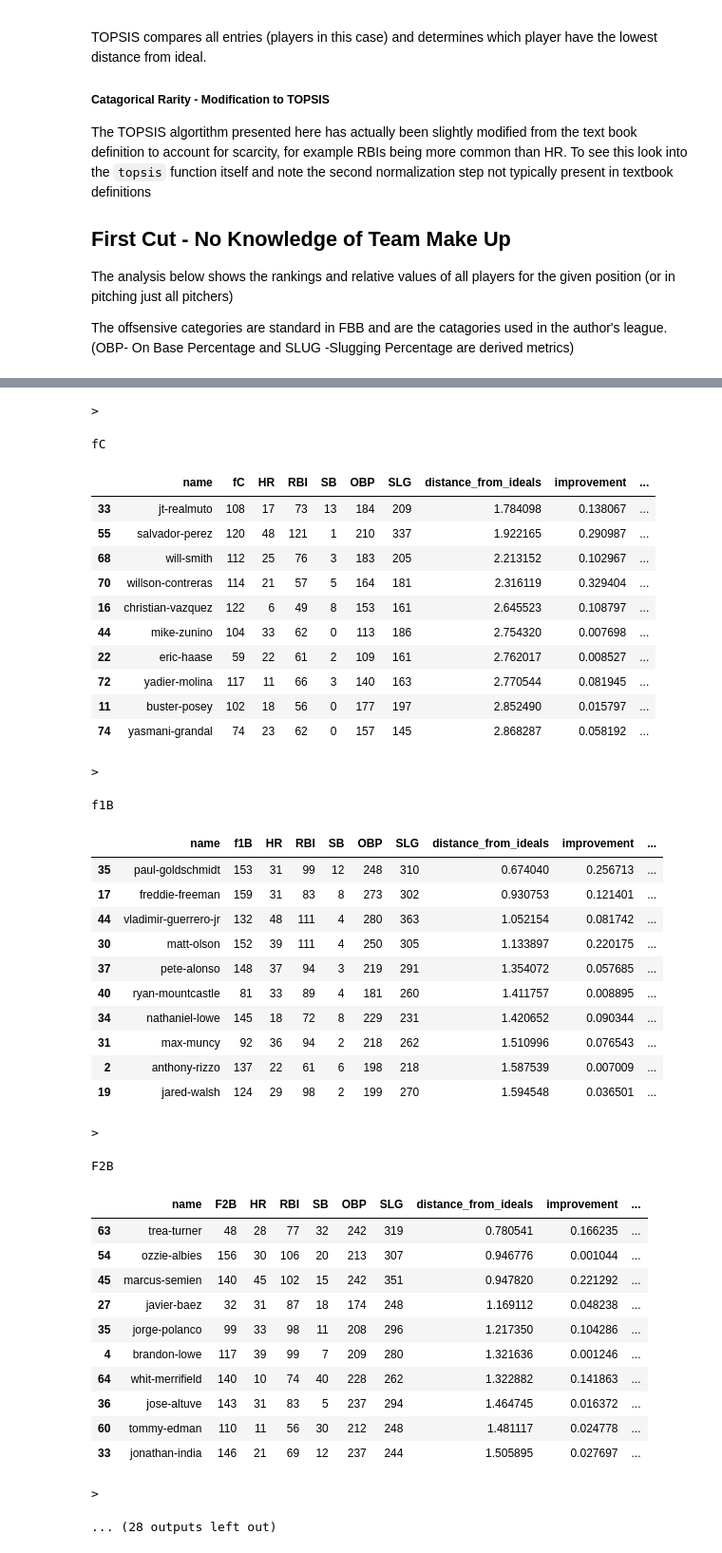
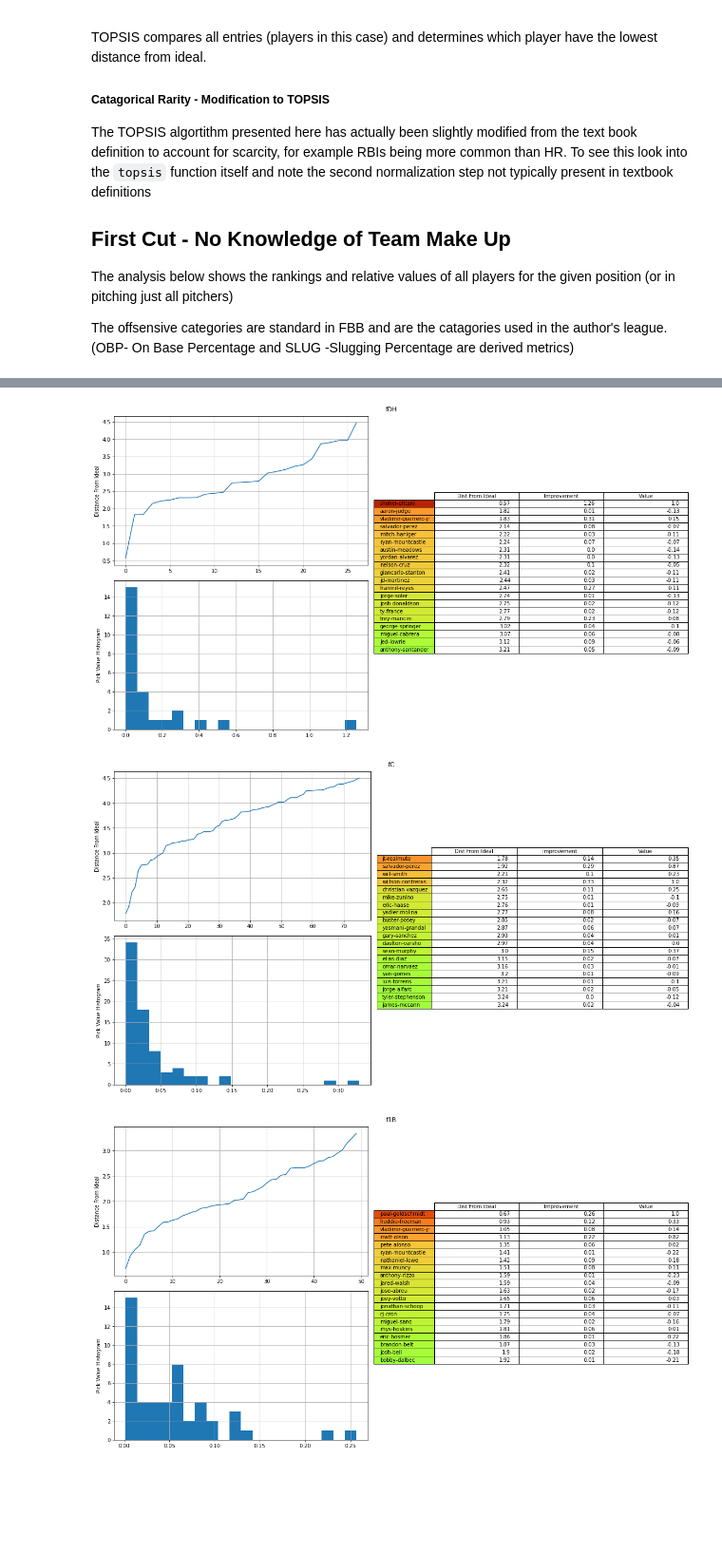
Before and after one commit to Zach1L/demos, a Jupyter notebook: baseball_stats/2021_MLB_stats.ipynb, the cells around one changed output, grey strips where cells are left out. Shown at 95% size. Drawn from its saved outputs; the diff is of its cells as text; code cells hidden in the pictures; blank space fills up the shorter version.

Commit message:
combine table and graph

```diff
--- a/baseball_stats/2021_MLB_stats.ipynb
+++ b/baseball_stats/2021_MLB_stats.ipynb
@@ -178,6 +178,30 @@ pit_cats_power = {'ER': -1.0, 'QS_STAND': 1.0, 'SV': 1.0, 'WH': -1.0, 'SO': 1.0,
 
 pit_raw_cats = ['ER', 'SV', 'SO', 'IP', 'BB', 'W', 'H', 'GS', 'L']
 pit_rename_cats =  {f'SUM("{cat}")': cat for cat in pit_raw_cats}
+# %%
+def gen_plot(score_df: pd.DataFrame, title: str, rows:int=20) -> None:
+    fig = plt.figure(constrained_layout=True, figsize=(16,9))
+    gs = fig.add_gridspec(2, 2)
+    ax0 = fig.add_subplot(gs[0, 0])
+    ax1 = fig.add_subplot(gs[1, 0])
+    table_ax = fig.add_subplot(gs[0:, 1])
+
+    fig.suptitle(title)
+    ax0.plot(score_df['distance_from_ideals'].values)
+    ax0.set_ylabel('Distance From Ideal')
+    ax1.hist(score_df['improvement'].values, bins=20)
+    ax1.set_ylabel('Pick Value Histogram')
+    ax0.grid()
+    ax1.grid()
+
+    colors = plt.cm.turbo_r(0.5 * (score_df.iloc[:rows]['distance_from_ideals'] / score_df.iloc[:rows]['distance_from_ideals'].max()) )
+    table_ax.table(cellText= score_df.iloc[:rows][['distance_from_ideals', 'improvement', 'pick_value']].values.round(2),
+            rowLabels=score_df.iloc[:rows]['name'].values,
+            colLabels=['Dist From Ideal', 'Improvement', 'Value'],
+            loc='center',
+            rowColours=colors,
+            fontsize='large')
+    table_ax.axis('off')
 # %%
 
 # Query independent of position
@@ -208,14 +232,5 @@ for pos in unique_pos:
     if len(pos_df) > 0:
         score_df = bb_stat_utils.topsis(df=pos_df, cats=bat_cats, cats_power=bat_cats_power,  csv_name=None)
         bb_stat_utils.determine_pick_value(score_df)
-        display(HTML(f'<h1>{pos}</h1><b>' + score_df.iloc[:10][['name' ,  pos] + bat_cats + ['distance_from_ideals', 'improvement', 'pick_value']].to_html()+'<\b>'))
-
-        fig, ax = plt.subplots(nrows=2, ncols=1, figsize=(16,9))
-        fig.suptitle(pos)
-        ax[0].plot(score_df['distance_from_ideals'].values)
-        ax[0].set_ylabel('Distance From Ideal')
-        ax[1].hist(score_df['improvement'].values, bins=20)
-        ax[1].set_ylabel('Pick Value')
-        ax[0].grid()
-        ax[1].grid()
+        gen_plot(score_df, title=pos)
 # %% [output]
@@ -234,41 +237,3 @@ fDH
->
-fC
-|  | name | fC | HR | RBI | SB | OBP | SLG | distance_from_ideals | improvement | ... |
-| 33 | jt-realmuto | 108 | 17 | 73 | 13 | 184 | 209 | 1.784098 | 0.138067 | ... |
-| 55 | salvador-perez | 120 | 48 | 121 | 1 | 210 | 337 | 1.922165 | 0.290987 | ... |
-| 68 | will-smith | 112 | 25 | 76 | 3 | 183 | 205 | 2.213152 | 0.102967 | ... |
-| 70 | willson-contreras | 114 | 21 | 57 | 5 | 164 | 181 | 2.316119 | 0.329404 | ... |
-| 16 | christian-vazquez | 122 | 6 | 49 | 8 | 153 | 161 | 2.645523 | 0.108797 | ... |
-| 44 | mike-zunino | 104 | 33 | 62 | 0 | 113 | 186 | 2.754320 | 0.007698 | ... |
-| 22 | eric-haase | 59 | 22 | 61 | 2 | 109 | 161 | 2.762017 | 0.008527 | ... |
-| 72 | yadier-molina | 117 | 11 | 66 | 3 | 140 | 163 | 2.770544 | 0.081945 | ... |
-| 11 | buster-posey | 102 | 18 | 56 | 0 | 177 | 197 | 2.852490 | 0.015797 | ... |
-| 74 | yasmani-grandal | 74 | 23 | 62 | 0 | 157 | 145 | 2.868287 | 0.058192 | ... |
->
-f1B
-|  | name | f1B | HR | RBI | SB | OBP | SLG | distance_from_ideals | improvement | ... |
-| 35 | paul-goldschmidt | 153 | 31 | 99 | 12 | 248 | 310 | 0.674040 | 0.256713 | ... |
-| 17 | freddie-freeman | 159 | 31 | 83 | 8 | 273 | 302 | 0.930753 | 0.121401 | ... |
-| 44 | vladimir-guerrero-jr | 132 | 48 | 111 | 4 | 280 | 363 | 1.052154 | 0.081742 | ... |
-| 30 | matt-olson | 152 | 39 | 111 | 4 | 250 | 305 | 1.133897 | 0.220175 | ... |
-| 37 | pete-alonso | 148 | 37 | 94 | 3 | 219 | 291 | 1.354072 | 0.057685 | ... |
-| 40 | ryan-mountcastle | 81 | 33 | 89 | 4 | 181 | 260 | 1.411757 | 0.008895 | ... |
-| 34 | nathaniel-lowe | 145 | 18 | 72 | 8 | 229 | 231 | 1.420652 | 0.090344 | ... |
-| 31 | max-muncy | 92 | 36 | 94 | 2 | 218 | 262 | 1.510996 | 0.076543 | ... |
-| 2 | anthony-rizzo | 137 | 22 | 61 | 6 | 198 | 218 | 1.587539 | 0.007009 | ... |
-| 19 | jared-walsh | 124 | 29 | 98 | 2 | 199 | 270 | 1.594548 | 0.036501 | ... |
->
-F2B
-|  | name | F2B | HR | RBI | SB | OBP | SLG | distance_from_ideals | improvement | ... |
-| 63 | trea-turner | 48 | 28 | 77 | 32 | 242 | 319 | 0.780541 | 0.166235 | ... |
-| 54 | ozzie-albies | 156 | 30 | 106 | 20 | 213 | 307 | 0.946776 | 0.001044 | ... |
-| 45 | marcus-semien | 140 | 45 | 102 | 15 | 242 | 351 | 0.947820 | 0.221292 | ... |
-| 27 | javier-baez | 32 | 31 | 87 | 18 | 174 | 248 | 1.169112 | 0.048238 | ... |
-| 35 | jorge-polanco | 99 | 33 | 98 | 11 | 208 | 296 | 1.217350 | 0.104286 | ... |
-| 4 | brandon-lowe | 117 | 39 | 99 | 7 | 209 | 280 | 1.321636 | 0.001246 | ... |
-| 64 | whit-merrifield | 140 | 10 | 74 | 40 | 228 | 262 | 1.322882 | 0.141863 | ... |
-| 36 | jose-altuve | 143 | 31 | 83 | 5 | 237 | 294 | 1.464745 | 0.016372 | ... |
-| 60 | tommy-edman | 110 | 11 | 56 | 30 | 212 | 248 | 1.481117 | 0.024778 | ... |
-| 33 | jonathan-india | 146 | 21 | 69 | 12 | 237 | 244 | 1.505895 | 0.027697 | ... |
->
-... (28 outputs left out)
+[figure, added]
+[figure, added]
+[figure, added]
```
Also changed, not shown: parts of 2 cells of this notebook.
